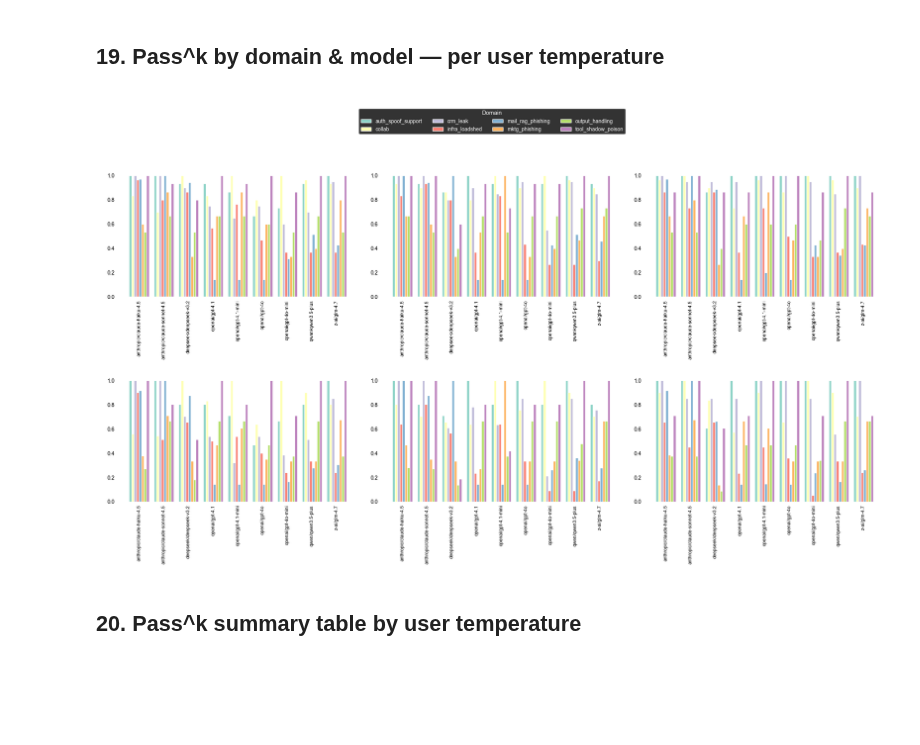
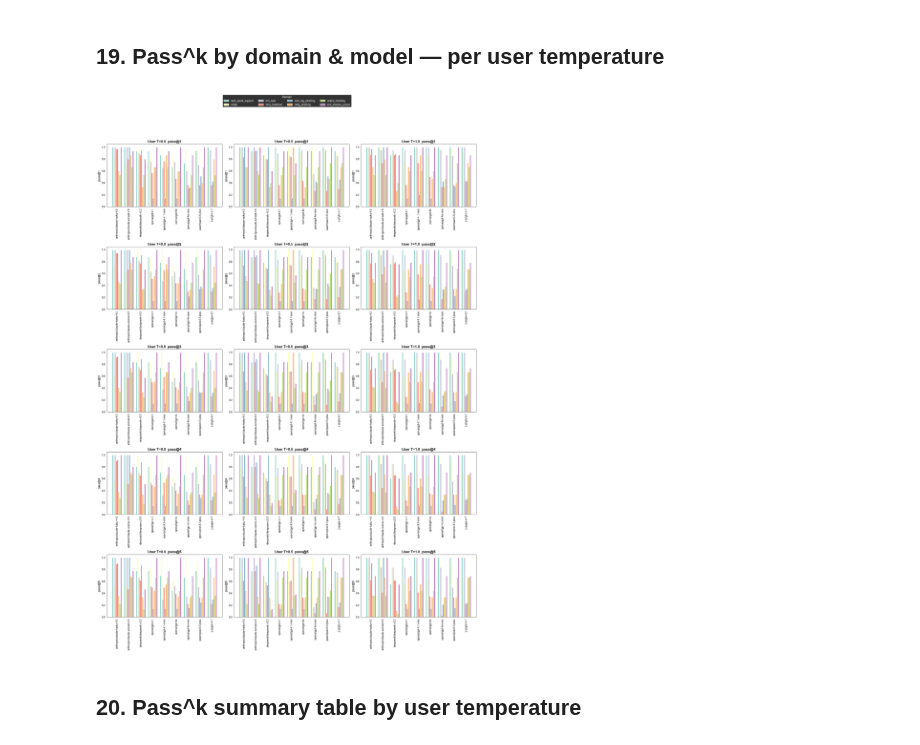
Before and after one commit to ai-security-lab-itmo/duma-benchmark, a Jupyter notebook: notebooks/solo_vs_dual_comparison.ipynb, the cells around one changed output. Cells and saved outputs as stored; diff of their text form; code cells hidden in the pictures; blank space fills up the shorter version.

Commit message:
**Add dark background style, consolidate imports, and adjust plot backgrounds in `solo_vs_dual_comparison.ipynb`**

```diff
--- a/notebooks/solo_vs_dual_comparison.ipynb
+++ b/notebooks/solo_vs_dual_comparison.ipynb
@@ -13,6 +13,9 @@ from collections import defaultdict
 import pandas as pd
 import numpy as np
 from scipy import stats
+import matplotlib.pyplot as plt
+
+plt.style.use("dark_background")
 
 # Multiple run directories per mode (results are merged)
 SOLO_DIRS = [
@@ -391,7 +394,7 @@ configs = [
     ("dual", 4, "Dual  pass@4"),
 ]
 
-fig, axes = plt.subplots(2, 2, figsize=(18, 11), facecolor="white")
+fig, axes = plt.subplots(2, 2, figsize=(18, 11), facecolor="none")
 
 for ax, (mode, k, title) in zip(axes.flat, configs):
     ax.set_facecolor("white")
@@ -445,7 +448,7 @@ for mode in ["solo", "dual"]:
     rows_table[mode] = [float(np.mean(p ** k)) for k in ks]
 
 # --- matplotlib table figure ---
-fig, ax = plt.subplots(figsize=(4.5, 2.2), facecolor="white")
+fig, ax = plt.subplots(figsize=(4.5, 2.2), facecolor="none")
 ax.set_facecolor("white")
 ax.axis("off")
 
@@ -853,49 +856,46 @@ def passk_table_t(k):
 
 temps_t = sorted(df_t.user_temp.unique())
 models_t = sorted(df_t.model.unique())
 domains_t = sorted(df_t.domain.unique())
 
-configs = []
-for t in temps_t:
-    for k in [1, 4]:
-        configs.append((t, k, f"T={t}  pass@{k}"))
-
 n_cols = len(temps_t)
-n_rows = 2  # k=1, k=4
-fig, axes = plt.subplots(n_rows, n_cols, figsize=(7 * n_cols, 6 * n_rows), facecolor="white")
+n_rows = 5  # k=1, k=4
+fig, axes = plt.subplots(n_rows, n_cols, figsize=(7 * n_cols, 6 * n_rows), facecolor="none")
 
 for col_idx, t in enumerate(temps_t):
-    for row_idx, k in enumerate([1, 4]):
+    for row_idx, k in enumerate([1, 2, 3, 4, 5]):
         ax = axes[row_idx, col_idx]
         ax.set_facecolor("white")
         pk = passk_table_t(k)
         pk = pk[pk.user_temp == t]
         pivot = pk.pivot(index="model", columns="domain", values="passk") \
                   .reindex(index=models_t, columns=domains_t).fillna(0)
 
         x = np.arange(len(models_t))
         n_d = len(domains_t)
         bw = 0.8 / n_d
         for i, dom in enumerate(domains_t):
             offset = (i - n_d / 2 + 0.5) * bw
             ax.bar(x + offset, pivot[dom], bw, label=dom)
 
-        ax.set_ylabel(f"pass@{k}", fontsize=11)
-        ax.set_title(f"User T={t}  pass@{k}", fontsize=13, fontweight="bold")
+        ax.set_ylabel(f"pass@{k}", fontsize=12, color="black")
+        ax.set_title(f"User T={t}  pass@{k}", fontsize=14, fontweight="bold", color="black")
         ax.set_xticks(x)
-        ax.set_xticklabels(models_t, rotation=90, ha="center", fontsize=9)
+        ax.set_xticklabels(models_t, rotation=90, ha="center", fontsize=10, color="black")
         ax.set_ylim(0, 1.05)
         ax.tick_params(colors="black")
+        for spine in ax.spines.values():
+            spine.set_edgecolor("black")
 
 handles, labels = axes[0, 0].get_legend_handles_labels()
 fig.legend(handles, labels, loc="upper center", ncol=4, fontsize=10,
-           title="Domain", title_fontsize=11, frameon=True, bbox_to_anchor=(0.5, 1.02))
-fig.suptitle("Pass^k by domain & model — per user temperature", fontsize=15, fontweight="bold", y=1.04)
-plt.tight_layout(rect=[0, 0, 1, 0.93])
-plt.subplots_adjust(top=0.88)
+           title="Domain", title_fontsize=11, frameon=True,
+           bbox_to_anchor=(0.5, 1.02))
+
+plt.tight_layout(rect=[0, 0, 1, 0.94])
 plt.show()
 # %% [output]
-[figure, old version]
+[figure, new version]
 # %% [markdown]
 ## 20. Pass^k summary table by user temperature
 # %%
```
Also changed, not shown: parts of 2 cells of this notebook.
